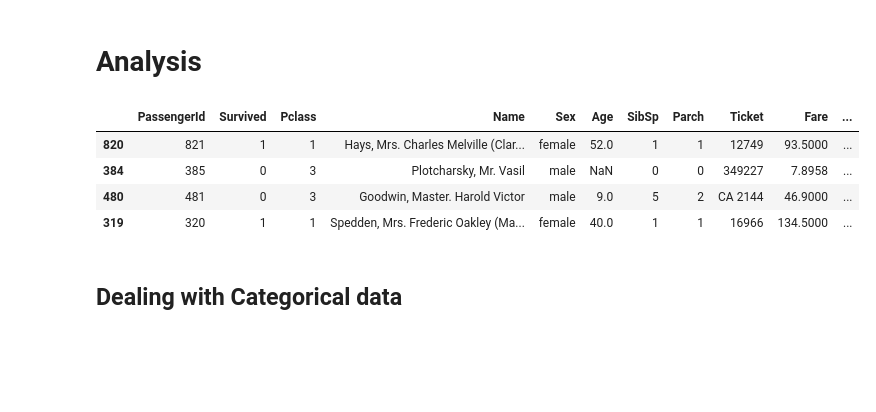
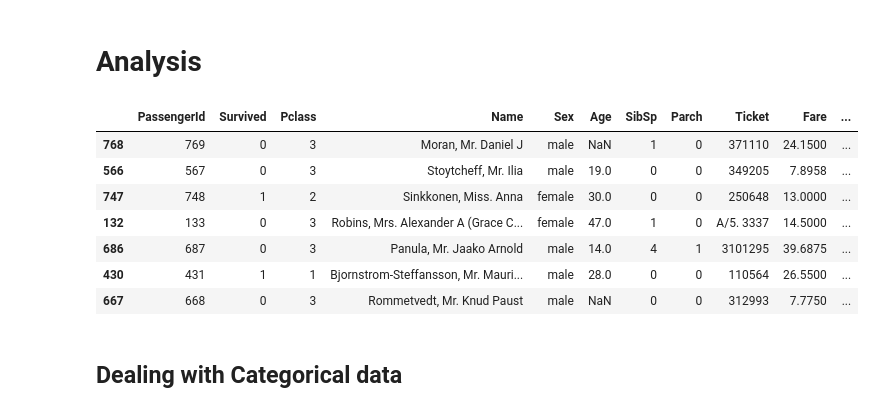
Before and after one commit to Garv016/ML-journey, a Jupyter notebook: 04_data_analysis/01_basics/eda_uni.ipynb, the cells around one changed output. Saved outputs shown, nothing was run; the diff lists cells and outputs as text; code cells hidden in the pictures; blank space fills up the shorter version.

```diff
--- a/04_data_analysis/01_basics/eda_uni.ipynb
+++ b/04_data_analysis/01_basics/eda_uni.ipynb
@@ -6,13 +6,16 @@ import seaborn as sns
 import matplotlib.pyplot as plt
 # %%
 df = pd.read_csv("train.csv")
-df.sample(4)
+df.sample(7)
 # %% [output]
 |  | PassengerId | Survived | Pclass | Name | Sex | Age | SibSp | Parch | Ticket | Fare | ... |
-| 820 | 821 | 1 | 1 | Hays, Mrs. Charles Melville (Clar... | female | 52.0 | 1 | 1 | 12749 | 93.5000 | ... |
-| 384 | 385 | 0 | 3 | Plotcharsky, Mr. Vasil | male | NaN | 0 | 0 | 349227 | 7.8958 | ... |
-| 480 | 481 | 0 | 3 | Goodwin, Master. Harold Victor | male | 9.0 | 5 | 2 | CA 2144 | 46.9000 | ... |
-| 319 | 320 | 1 | 1 | Spedden, Mrs. Frederic Oakley (Ma... | female | 40.0 | 1 | 1 | 16966 | 134.5000 | ... |
+| 768 | 769 | 0 | 3 | Moran, Mr. Daniel J | male | NaN | 1 | 0 | 371110 | 24.1500 | ... |
+| 566 | 567 | 0 | 3 | Stoytcheff, Mr. Ilia | male | 19.0 | 0 | 0 | 349205 | 7.8958 | ... |
+| 747 | 748 | 1 | 2 | Sinkkonen, Miss. Anna | female | 30.0 | 0 | 0 | 250648 | 13.0000 | ... |
+| 132 | 133 | 0 | 3 | Robins, Mrs. Alexander A (Grace C... | female | 47.0 | 1 | 0 | A/5. 3337 | 14.5000 | ... |
+| 686 | 687 | 0 | 3 | Panula, Mr. Jaako Arnold | male | 14.0 | 4 | 1 | 3101295 | 39.6875 | ... |
+| 430 | 431 | 1 | 1 | Bjornstrom-Steffansson, Mr. Mauri... | male | 28.0 | 0 | 0 | 110564 | 26.5500 | ... |
+| 667 | 668 | 0 | 3 | Rommetvedt, Mr. Knud Paust | male | NaN | 0 | 0 | 312993 | 7.7750 | ... |
 # %% [markdown]
 ## Dealing with Categorical data
 # %% [markdown]
```
Also changed, not shown: parts of 8 cells of this notebook, 15 other files.
